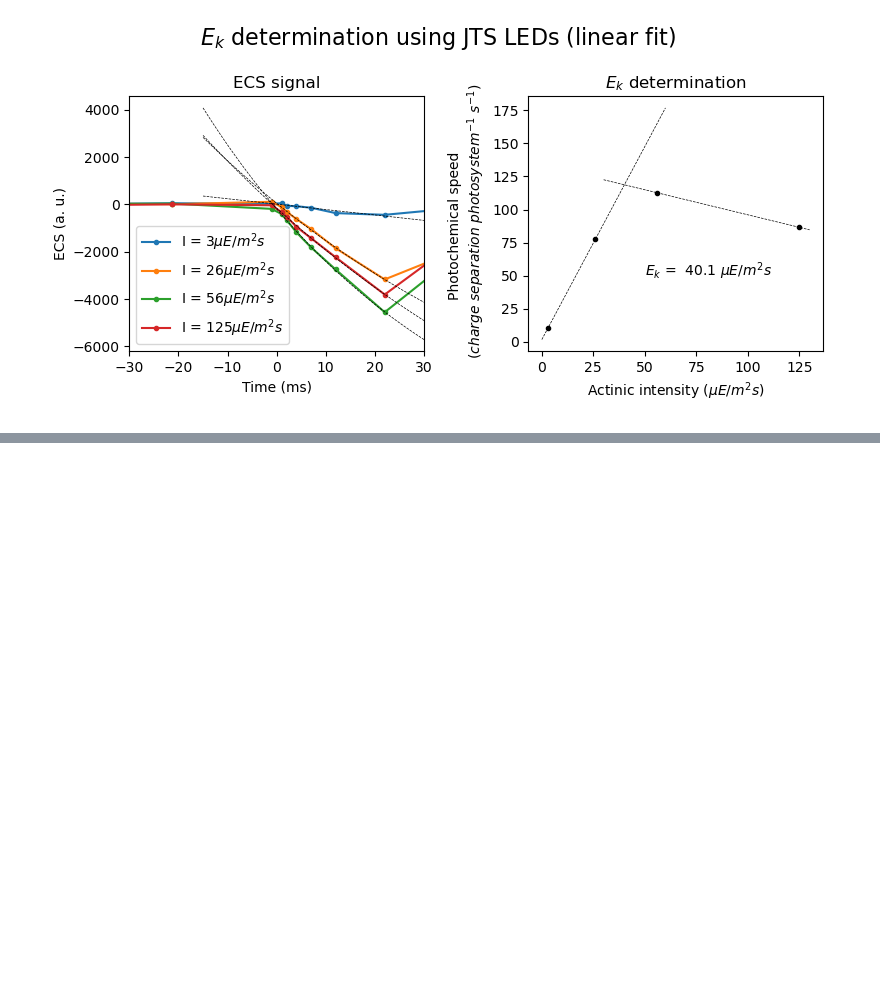
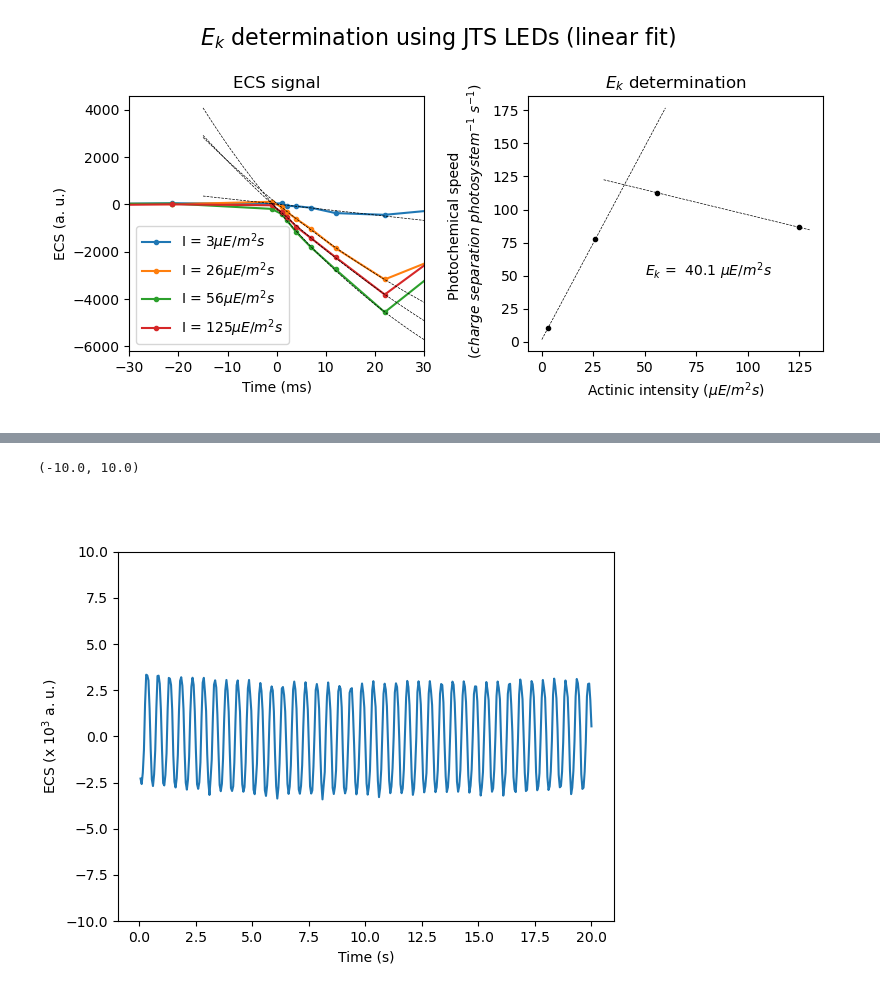
Before and after one commit to orlandomarcelo/DREAM_repo, a Jupyter notebook: Notebooks/test_pipeline.ipynb, the cells around one changed output, grey strips where cells are left out. Cells and saved outputs as stored; diff of their text form; code cells hidden in the pictures; blank space fills up the shorter version.

```diff
--- a/Notebooks/test_pipeline.ipynb
+++ b/Notebooks/test_pipeline.ipynb
@@ -461,0 +514,10 @@ Bode_diagram.Data
+# %%
+fig, ax = plt.subplots(1,1)
+
+ax.plot(Bode_diagram.Time/1000, Bode_diagram.Data["E271"]/1000)
+ax.set_xlabel("Time (s)")
+ax.set_ylabel("ECS (x $10^{3}$ a. u.)")
+ax.set_ylim([-10,10])
+# %% [output]
+(-10.0, 10.0)
+[figure, added]
```
Also changed, not shown: parts of 13 cells of this notebook, 5 other files.
